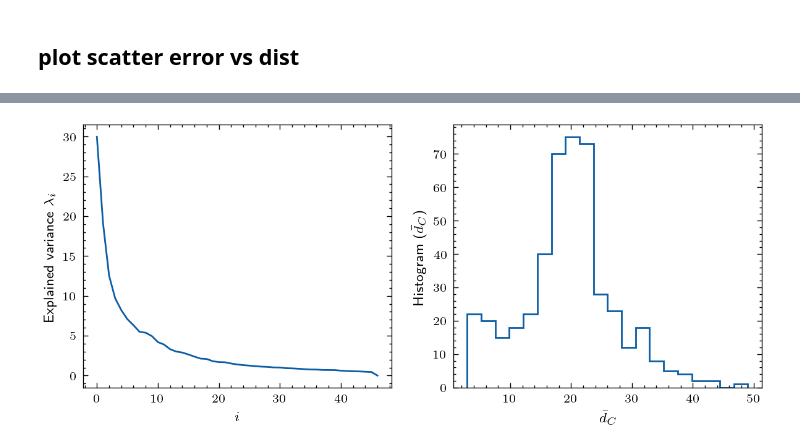
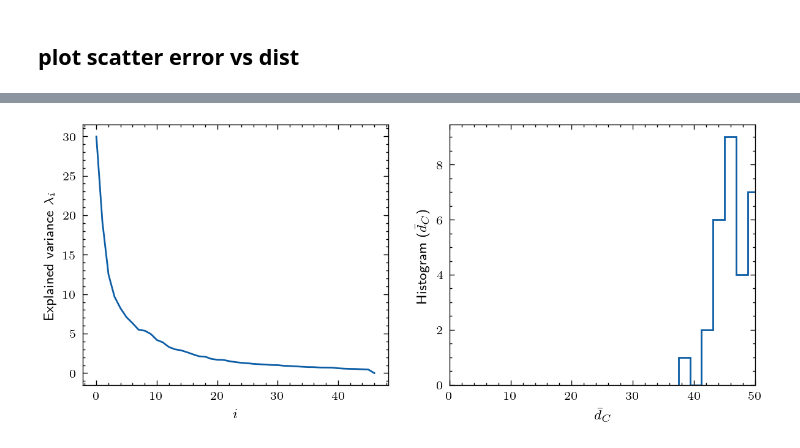
Before and after one commit to scarpma/aorta_lib, a Jupyter notebook: examples/test.ipynb, the cells around one changed output, grey strips where cells are left out. Drawn from its saved outputs; the diff is of its cells as text; code cells hidden in the pictures.

```diff
--- a/examples/test.ipynb
+++ b/examples/test.ipynb
@@ -69,32 +202,35 @@ whole_dataset = data.read_datalist(
 )
 for s in whole_dataset:
   s['omega'] = tr.read_shape_coeff_from_dict(s['coeffs'], 25)
+  s['group'] = data.get_sample_group(s['name'])
 
 df_whole = pd.DataFrame(whole_dataset)
+df_whole = df_whole[df_whole['group']=='LATIN1']
 
 omega_dataset = np.array([*df_whole.loc[:,'omega']])
 dists, _ = tr.build_knn(omega_dataset, omega_dataset, tr.distance_shapes, k=4)
 dists = dists[:,1:].mean(-1)
 from matplotlib import rc
 rc('text',usetex=True)
 rc('text.latex', preamble='\\usepackage{amsmath}')
 fontsize = 10
 mpl.rcParams['font.size'] = fontsize
 
 mpl.rcParams['font.size'] = 8
 mpl.rcParams["axes.titlesize"] = 8
 mpl.rcParams["axes.labelsize"] = 8
 
 figure_size = np.array((180,70)) * 0.0393701 # specify in mm and then convert to inches
 fig, axs = plt.subplots(1,2,figsize=figure_size, dpi=200)
 
 axs[0].plot(tr.ssm_std)
 axs[0].set_xlabel('$i$')
 axs[0].set_ylabel('Explained variance $\\lambda_i$')
 axs[1].hist(dists, bins=20, density=False, histtype='step')
 axs[1].set_xlabel('$\\bar{d}_C$')
 axs[1].set_ylabel('Histogram ($\\bar{d}_C$)')
+axs[1].set_xlim([0,50])
 
 fig.savefig('expl_var_and_dc_histogram.pdf', dpi=300)
 # %% [output]
-[figure, old version]
+[figure, new version]
```
Also changed, not shown: parts of 20 cells of this notebook, 9 other files.
